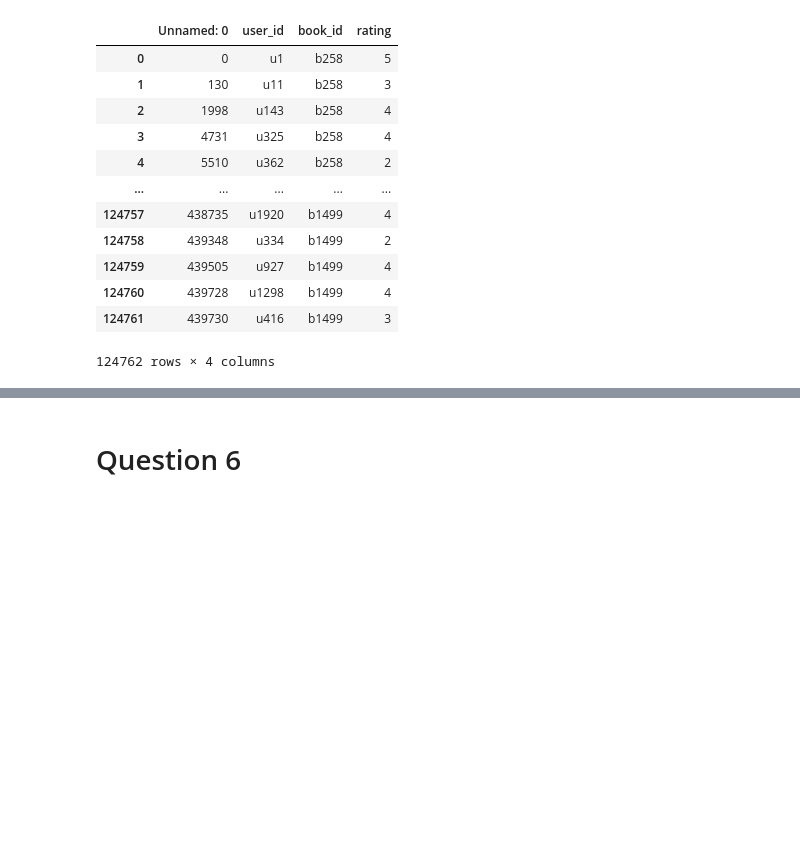
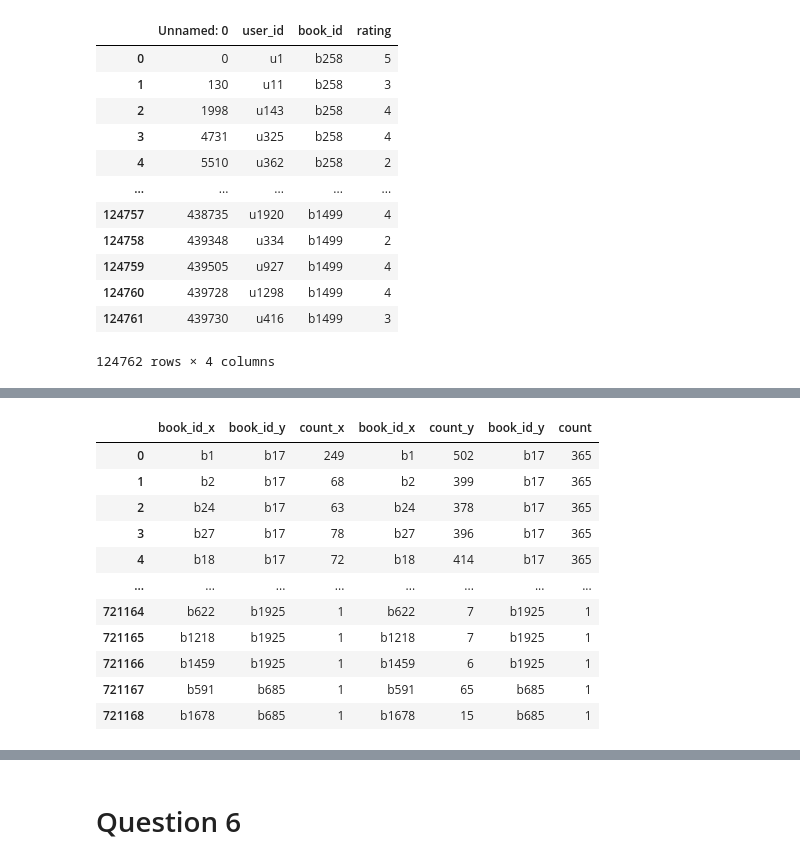
Before and after one commit to podyssea/RecommenderSystems, a Jupyter notebook: RecSys_coursework_2021_2210049p.ipynb, the cells around one changed output, grey strips where cells are left out. Cells and saved outputs as stored; diff of their text form; code cells hidden in the pictures; blank space fills up the shorter version.

```diff
--- a/RecSys_coursework_2021_2210049p.ipynb
+++ b/RecSys_coursework_2021_2210049p.ipynb
@@ -667,51 +683,66 @@ ratings_df
 # %%
 ## Adapated from RecSys - Lab 1 Solution
-def calculate_lift():
-  positives=ratings_df[ratings_df["rating"]>=4]
-  positives
+# def calculate_lift():
+positives=ratings_df[ratings_df["rating"]>=4]
+positives
 
-  # #join positives with itself on userId to get all pairs of books watched by a given user.
+# #join positives with itself on userId to get all pairs of books watched by a given user.
 
-  pairs=pd.merge(positives, positives, on=["user_id"])
-  pairs
+pairs=pd.merge(positives, positives, on=["user_id"])
+pairs
 
-  # #we only want A->B, not B->A. Use the timestamps to restrict the selected pairs
-  sequences=pairs[pairs['Unnamed: 0_x'] < pairs['Unnamed: 0_y']]
-  sequences
+# #we only want A->B, not B->A. Use the timestamps to restrict the selected pairs
+sequences=pairs[pairs['Unnamed: 0_x'] < pairs['Unnamed: 0_y']]
+sequences
 
-  # #lets count the frequency of each pair of books
-  paircounts=sequences[["book_id_x", "book_id_y", "user_id"]].groupby(["book_id_x", "book_id_y"]).count()
-  paircounts
+# #lets count the frequency of each pair of books
+paircounts=sequences[["book_id_x", "book_id_y", "user_id"]].groupby(["book_id_x", "book_id_y"]).count()
+paircounts
 
-  # paircounts
-  #sort by the most popular pairs.
-  pairswithcounts_reset = paircounts.reset_index()
-  pairswithcounts = pairswithcounts_reset.rename(columns={'user_id' : 'count'}).sort_values(['count'], ascending=False)
-  pairswithcounts
+# paircounts
+#sort by the most popular pairs.
+pairswithcounts_reset = paircounts.reset_index()
+pairswithcounts = pairswithcounts_reset.rename(columns={'user_id' : 'count'}).sort_values(['count'], ascending=False)
+pairswithcounts
 
-  # # pairswithcounts gives is the frequency of (X AND Y).
+pairswithcounts.merge(books_df, left_on=["book_id_x"], right_on="book_id").merge(books_df, left_on=["book_id_y"], right_on="book_id")[["title_x", "title_y"]]
 
-  # #We therefore need the counts of movies
-  bookCounts = positives.groupby(['book_id']).count()[['user_id']].reset_index().rename(columns={'user_id' : 'count'})
-  bookCounts
+# # pairswithcounts gives is the frequency of (X AND Y).
 
-  # #lets puts all the information in the sample dataframe.
-  allstats = pairswithcounts.merge(bookCounts, left_on='book_id_x', right_on='book_id').merge(bookCounts, left_on='book_id_y', right_on='book_id')
-  allstats
+# #We therefore need the counts of movies
+bookCounts = positives.groupby(['book_id']).count()[['user_id']].reset_index().rename(columns={'user_id' : 'count'})
+bookCounts
 
-  # #and drop out some unused columns
-  allstats = allstats[['book_id_x', 'book_id_y', 'count', 'count_x', 'count_y']]
-  allstats
+# #lets puts all the information in the sample dataframe.
+allstats = pairswithcounts.merge(bookCounts, left_on='book_id_x', right_on='book_id').merge(bookCounts, left_on='book_id_y', right_on='book_id')
+allstats
 
-  # allstats = allstats[["book_id_x", "book_id_y",  "count", "ratingCount_x", "ratingCount_y"]]
-  allstats = allstats.loc[:,~allstats.columns.duplicated()]
-  allstats
+# # #and drop out some unused columns
+# allstats = allstats[['book_id_x', 'book_id_y', 'count', 'count_x', 'count_y']]
+# allstats
 
-  # #to calculate probabilites we need a denominator. I used the number of total ratings
-  num=float(ratings_df.count()["rating"])
+# # allstats = allstats[["book_id_x", "book_id_y",  "count", "ratingCount_x", "ratingCount_y"]]
+# allstats = allstats.loc[:,~allstats.columns.duplicated()]
+# allstats
 
-  # #we can then perform artihmetic on columns
-  allstats["lift"] = (allstats["count"] / num ) / ( (allstats["count_x"] / num) * (allstats["count_y"] / num))
+# # #to calculate probabilites we need a denominator. I used the number of total ratings
+# num=float(ratings_df.count()["rating"])
 
-  allstats["support"] = allstats["count"] / sequences["book_id_x"].count()
-  return allstats[["book_id_x", "book_id_y", "lift", "support"]]
+# # #we can then perform artihmetic on columns
+# allstats["lift"] = (allstats["count"] / num ) / ( (allstats["count_x"] / num) * (allstats["count_y"] / num))
+
+# allstats["support"] = allstats["count"] / sequences["book_id_x"].count()
+# allstats[["book_id_x", "book_id_y", "lift", "support"]]
+# %% [output]
+|  | book_id_x | book_id_y | count_x | book_id_x | count_y | book_id_y | count |
+| 0 | b1 | b17 | 249 | b1 | 502 | b17 | 365 |
+| 1 | b2 | b17 | 68 | b2 | 399 | b17 | 365 |
+| 2 | b24 | b17 | 63 | b24 | 378 | b17 | 365 |
+| 3 | b27 | b17 | 78 | b27 | 396 | b17 | 365 |
+| 4 | b18 | b17 | 72 | b18 | 414 | b17 | 365 |
+| ... | ... | ... | ... | ... | ... | ... | ... |
+| 721164 | b622 | b1925 | 1 | b622 | 7 | b1925 | 1 |
+| 721165 | b1218 | b1925 | 1 | b1218 | 7 | b1925 | 1 |
+| 721166 | b1459 | b1925 | 1 | b1459 | 6 | b1925 | 1 |
+| 721167 | b591 | b685 | 1 | b591 | 65 | b685 | 1 |
+| 721168 | b1678 | b685 | 1 | b1678 | 15 | b685 | 1 |
```
Also changed, not shown: parts of 3 cells of this notebook.
